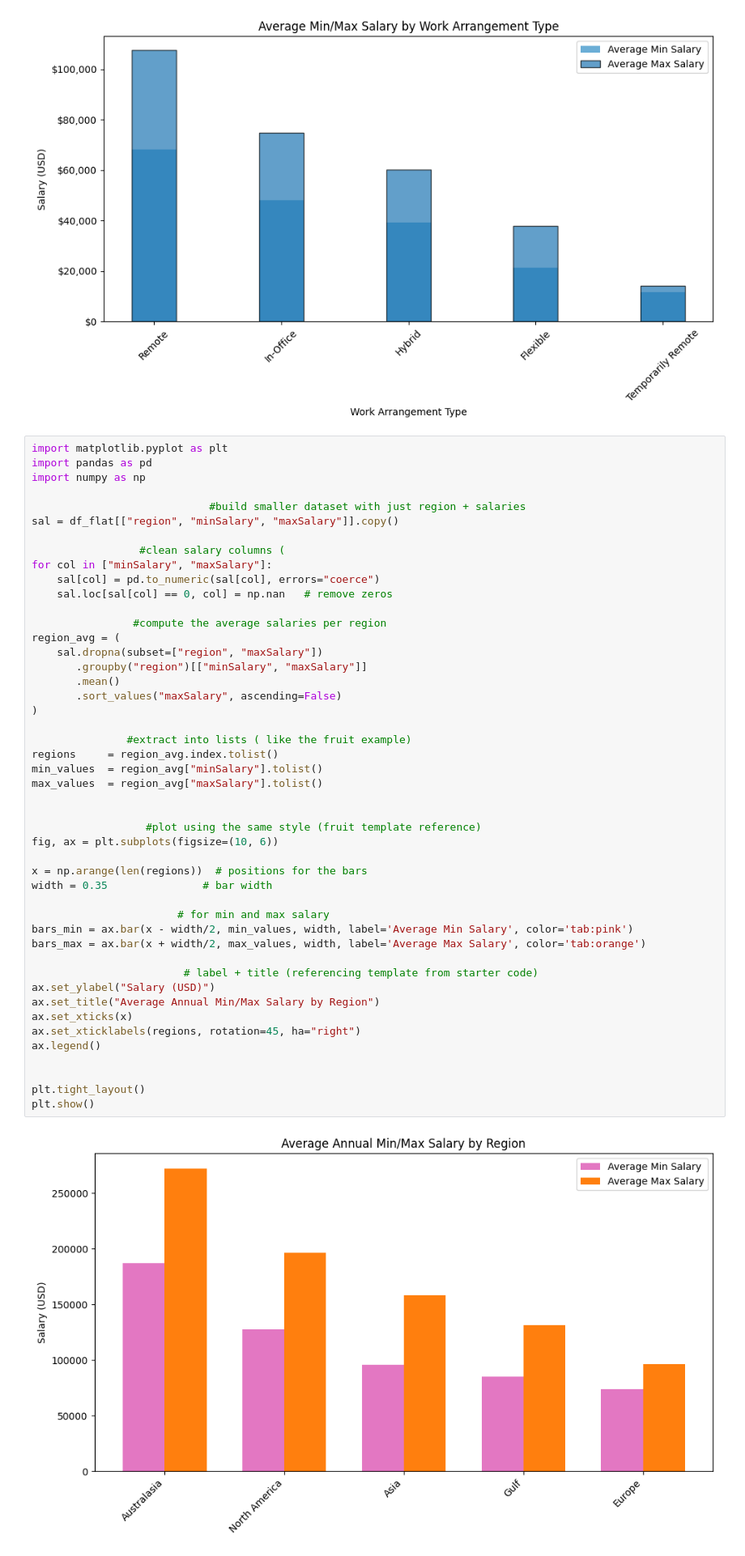
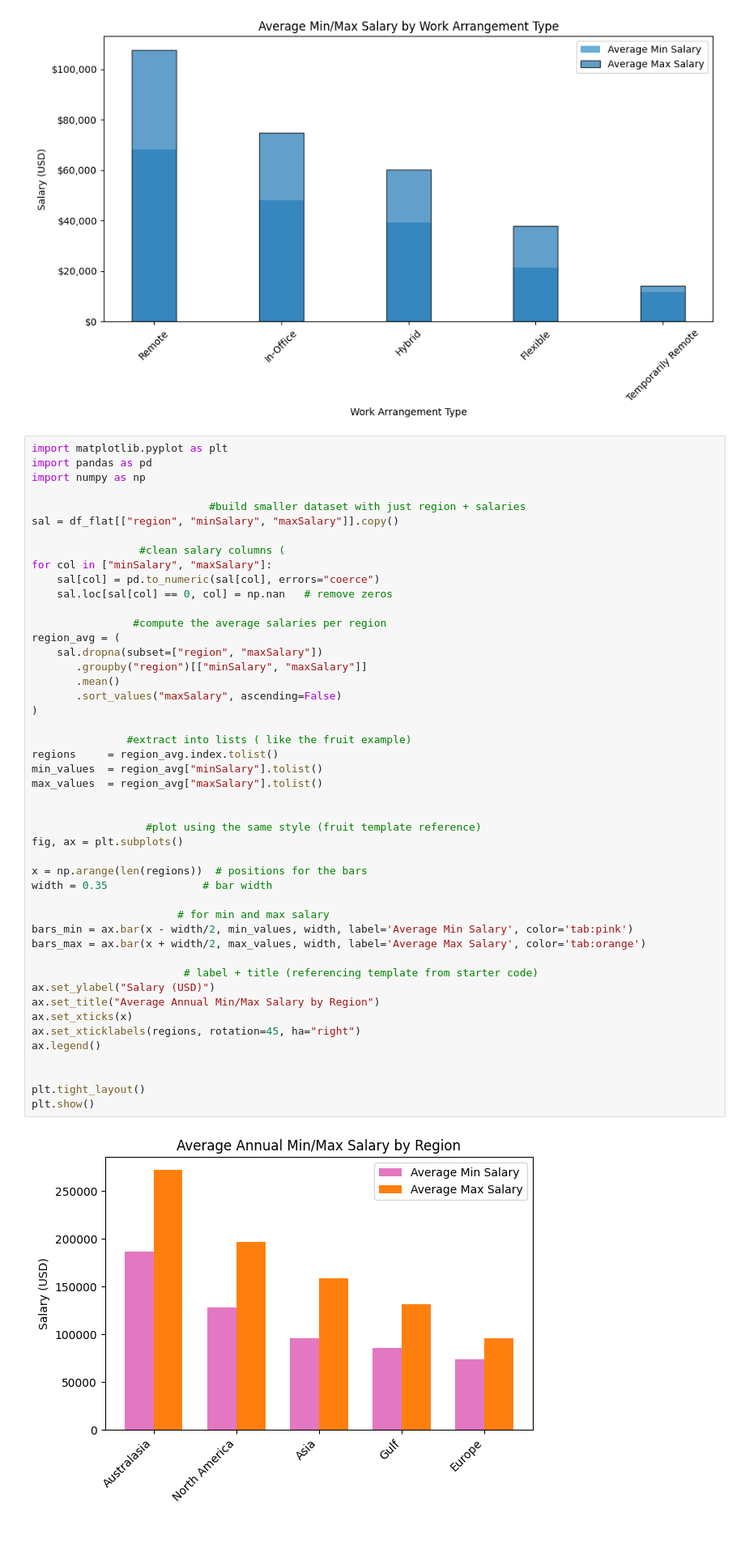
Before and after one commit to tumibytes/cis9650-project03, a Jupyter notebook: term_project_starter.ipynb, the cells around one changed output. Shown: that part at 81% size. Drawn from its saved outputs; the diff is of its cells as text; blank space fills up the shorter version.

```diff
--- a/term_project_starter.ipynb
+++ b/term_project_starter.ipynb
@@ -480,35 +480,35 @@ region_avg = (
        .mean()
        .sort_values("maxSalary", ascending=False)
 )
 
                #extract into lists ( like the fruit example)
 regions     = region_avg.index.tolist()
 min_values  = region_avg["minSalary"].tolist()
 max_values  = region_avg["maxSalary"].tolist()
 
 
                   #plot using the same style (fruit template reference)
-fig, ax = plt.subplots(figsize=(10, 6))
+fig, ax = plt.subplots()
 
 x = np.arange(len(regions))  # positions for the bars
 width = 0.35               # bar width
 
                        # for min and max salary
 bars_min = ax.bar(x - width/2, min_values, width, label='Average Min Salary', color='tab:pink')
 bars_max = ax.bar(x + width/2, max_values, width, label='Average Max Salary', color='tab:orange')
 
                         # label + title (referencing template from starter code)
 ax.set_ylabel("Salary (USD)")
 ax.set_title("Average Annual Min/Max Salary by Region")
 ax.set_xticks(x)
 ax.set_xticklabels(regions, rotation=45, ha="right")
 ax.legend()
 
 
 plt.tight_layout()
 plt.show()
 # %% [output]
-[figure, old version]
+[figure, new version]
 # %% [markdown]
 ## Discussion and Results
 # %% [markdown]
```
